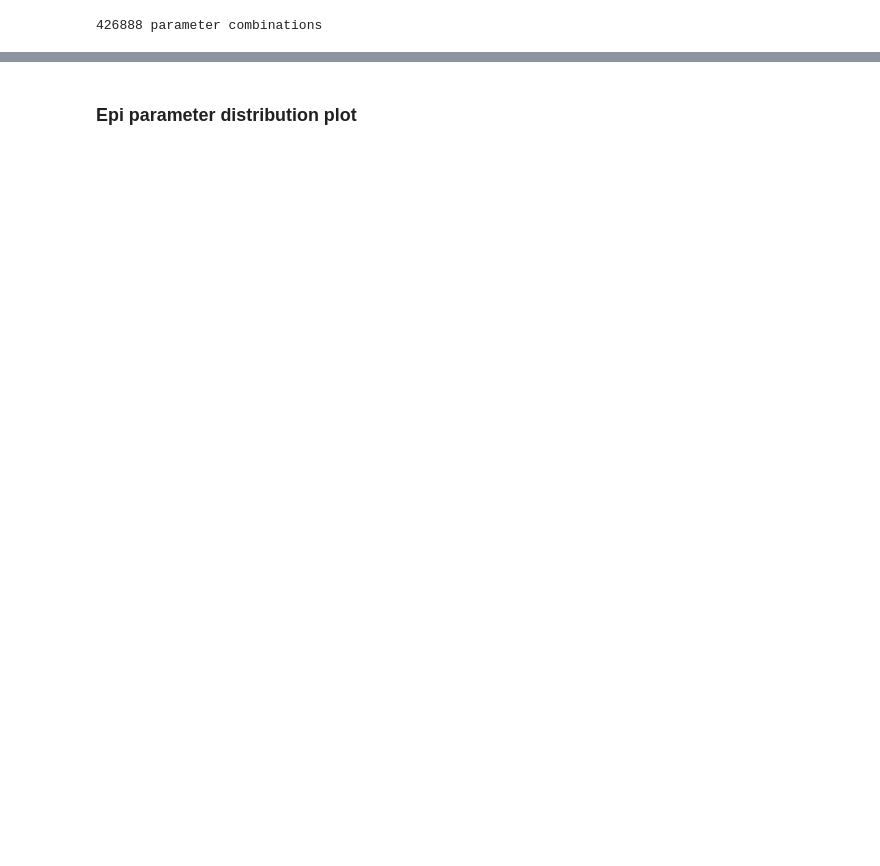
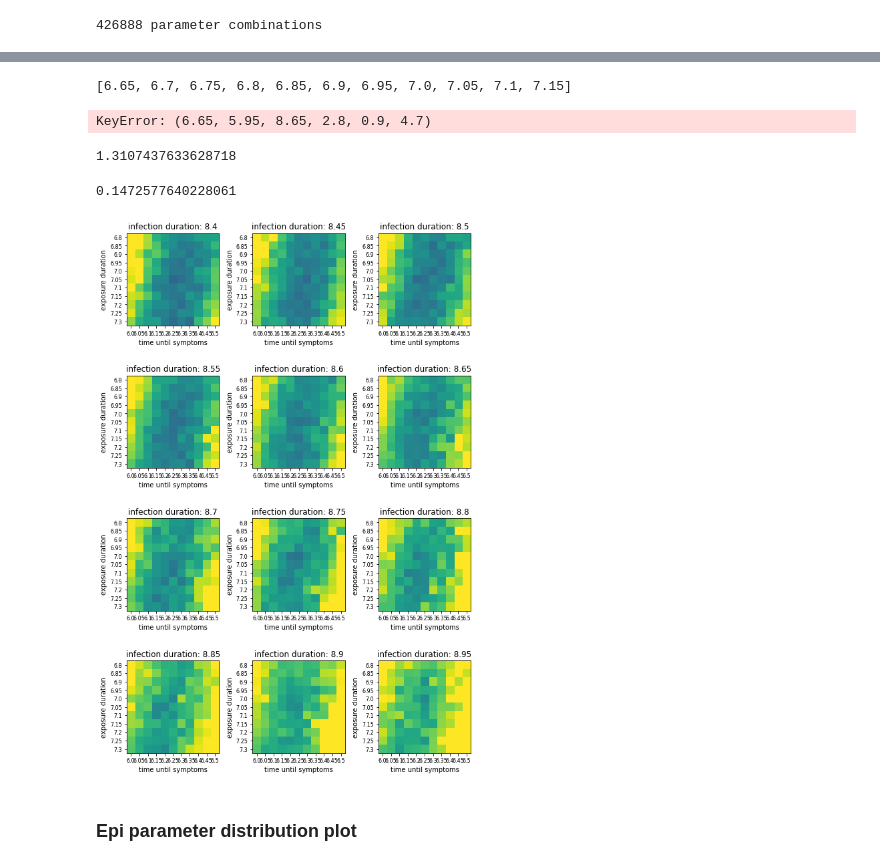
Before and after one commit to JanaLasser/uni_SEIRX, a Jupyter notebook: code/simulation/calibration_epidemiological_parameters.ipynb, the cells around one changed output, grey strips where cells are left out. Cells and saved outputs as stored; diff of their text form; code cells hidden in the pictures; blank space fills up the shorter version.

```diff
--- a/code/simulation/calibration_epidemiological_parameters.ipynb
+++ b/code/simulation/calibration_epidemiological_parameters.ipynb
@@ -213,2 +224,8 @@ results[results["diff"] < 0.6]
 # %% [markdown]
 ### Fine grid search
+# %%
+results = pd.read_csv("results_coarse_wt.csv")
+
+round_cols = ["e_mean", "e_std", "t_mean", "t_std", "i_mean", "i_std"]
+for col in round_cols:
+    results[col] = results[col].apply(lambda x: round(x, 2))
@@ -325,3 +363,47 @@ true i: [(10.935, 3.754300867005733)]
+# %%
+exposure_durations
+# %% [output]
+[6.65, 6.7, 6.75, 6.8, 6.85, 6.9, 6.95, 7.0, 7.05, 7.1, 7.15]
+# %%
+exposure_durations = [round(e, 2) for e in exposure_durations]
+times_until_symtoms = [round(t, 2) for t in times_until_symtoms]
+
+selected_infection_durations = infection_durations
+images = {i:np.zeros((len(exposure_durations), len(times_until_symtoms))) \
+          for i in selected_infection_durations}
+
+
+results_fine = results_fine.set_index(["e_mean", "t_mean", "i_mean", "e_std", "t_std", "i_std"])
+for infection_duration in selected_infection_durations:
+    for i, e in enumerate(exposure_durations):
+        for j, t in enumerate(times_until_symtoms):
+            images[infection_duration][i, j] = \
+                results_fine.loc[e, t, infection_duration, best_e_std_fine, best_t_std_fine, best_i_std_fine]["diff"]
+results_fine = results_fine.reset_index()
+# %% [output]
+KeyError: (6.65, 5.95, 8.65, 2.8, 0.9, 4.7)
+# %%
+results_fine["diff"].max()
+# %% [output]
+1.3107437633628718
+# %%
+results_fine["diff"].min()
+# %% [output]
+0.1472577640228061
+# %%
+fig, axes = plt.subplots(4, 3, figsize=(8, 12))
+for ax, infection_duration in zip(axes.flatten(), selected_infection_durations):
+    ax.imshow(images[infection_duration], vmin=0.1, vmax=0.3)
+    ax.set_yticks(range(len(exposure_durations)))
+    ax.set_yticklabels(exposure_durations, fontsize=8)
+    ax.set_xticks(range(len(times_until_symtoms)))
+    ax.set_xticklabels(times_until_symtoms, fontsize=8)
+    ax.set_xlabel("time until symptoms")
+    ax.set_ylabel("exposure duration")
+    ax.set_title(f"infection duration: {infection_duration}")
+fig.tight_layout()
+# %% [output]
+[figure, added]
 # %% [markdown]
 ### Epi parameter distribution plot
 # %%
```
Also changed, not shown: parts of 26 cells of this notebook, 1 other file.
